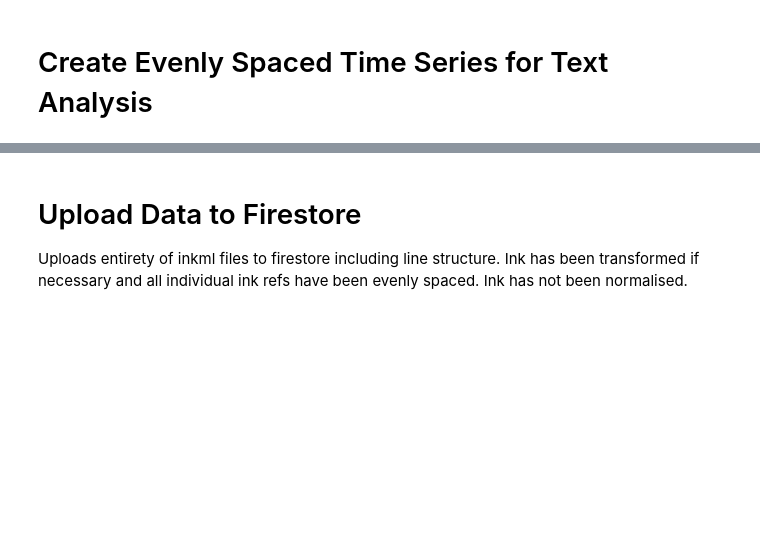
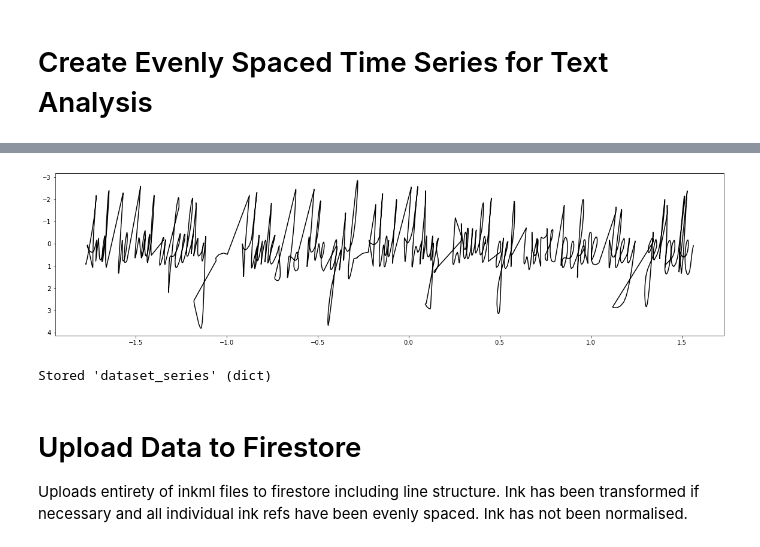
Before and after one commit to CustardTart32/digital-pen-backend, a Jupyter notebook: notebooks/read_xml.ipynb, the cells around one changed output, grey strips where cells are left out. Saved outputs shown, nothing was run; the diff lists cells and outputs as text; code cells hidden in the pictures; blank space fills up the shorter version.

```diff
--- a/notebooks/read_xml.ipynb
+++ b/notebooks/read_xml.ipynb
@@ -487,3 +480,21 @@ for f in glob.glob("../data/datasets/*1*.inkml"):
+# %%
+for f in glob.glob("../data/datasets/*1.inkml"):
+    merged_textLine = merge_textLines(f, final_refs)
+    evenly_spaced_textLine = create_evenly_spaced_series(merged_textLine)
+    dataset_series = normalise_textLine(evenly_spaced_textLine)
+
+    # print(np.shape(textLine_scaled))
+    # print(np.unique(np.diff(merged_textLine["t"])))
+
+    plt.figure(figsize=(20,5))
+    plt.plot(dataset_series["x"], dataset_series["y"], color = "black")
+    plt.gca().invert_yaxis()
+    plt.show()
+
+    %store dataset_series
+# %% [output]
+[figure, added]
+Stored 'dataset_series' (dict)
 # %% [markdown]
 # Upload Data to Firestore
 
```
Also changed, not shown: parts of 2 cells of this notebook, 2 other files.
